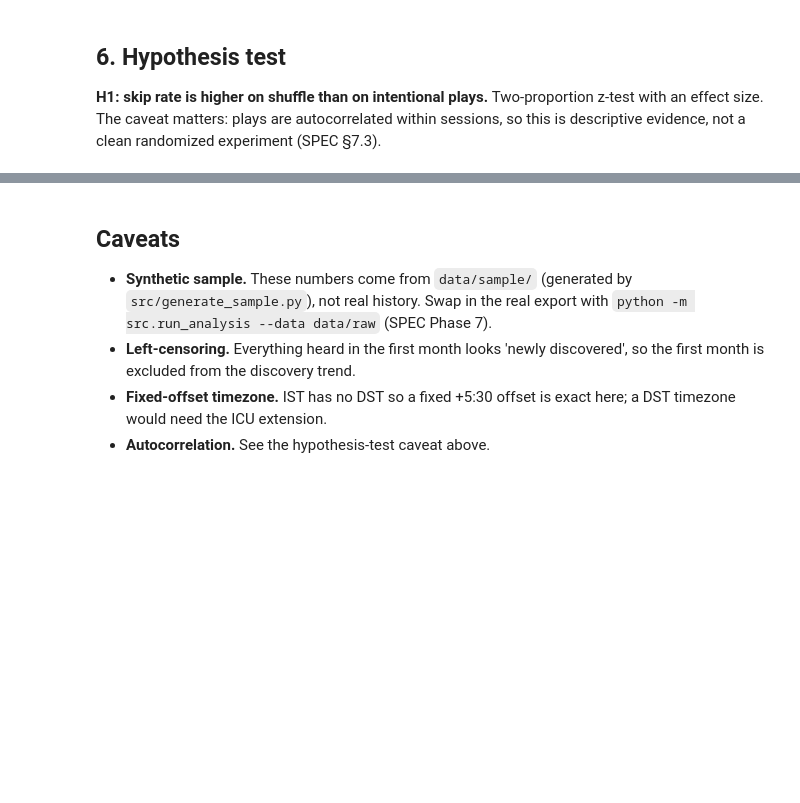
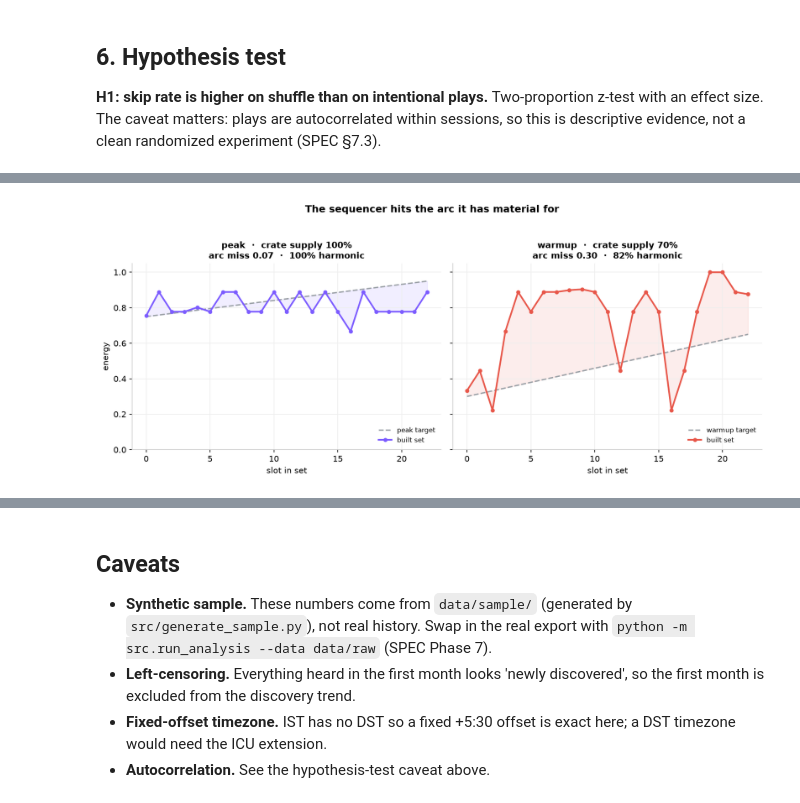
Before and after one commit to yougijain/spotify-listening-analysis, a Jupyter notebook: notebooks/analysis.ipynb, the cells around one changed output, grey strips where cells are left out. Drawn from its saved outputs; the diff is of its cells as text; code cells hidden in the pictures; blank space fills up the shorter version.

```diff
--- a/notebooks/analysis.ipynb
+++ b/notebooks/analysis.ipynb
@@ -169,0 +367,4 @@ for k, v in h.items():
+# %%
+display(Image(filename=str(ROOT / 'figures' / 'set_energy_arc.png')))
+# %% [output]
+[figure, added]
```
Also changed, not shown: parts of 35 cells of this notebook, 3 other files.
